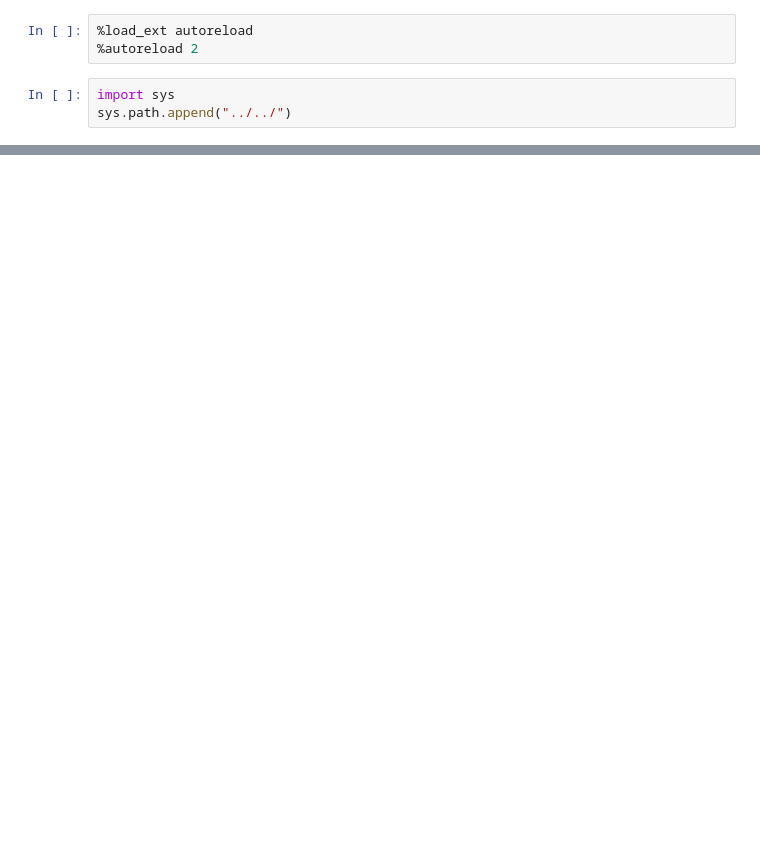
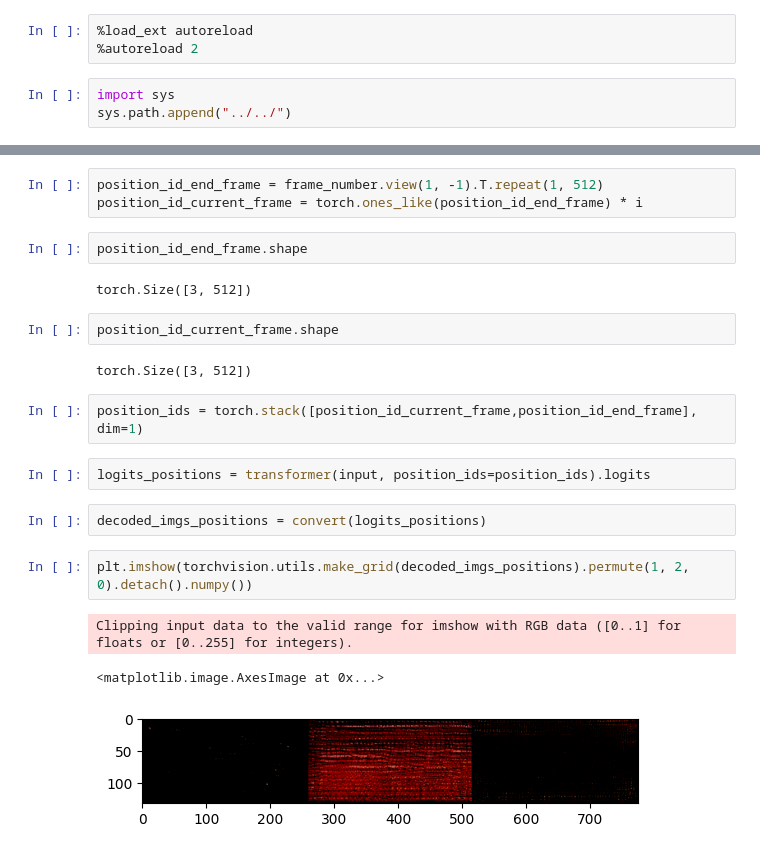
Before and after one commit to Kurokabe/TorchGANime, a Jupyter notebook: notebooks/model/ganime.ipynb, the cells around one changed output, grey strips where cells are left out. Saved outputs shown, nothing was run; the diff lists cells and outputs as text; blank space fills up the shorter version.

Commit message:
Add position_ids to transformer

```diff
--- a/notebooks/model/ganime.ipynb
+++ b/notebooks/model/ganime.ipynb
@@ -105,0 +98,23 @@ VideoTransformer(
+# %%
+position_id_end_frame = frame_number.view(1, -1).T.repeat(1, 512)
+position_id_current_frame = torch.ones_like(position_id_end_frame) * i
+# %%
+position_id_end_frame.shape
+# %% [output]
+torch.Size([3, 512])
+# %%
+position_id_current_frame.shape
+# %% [output]
+torch.Size([3, 512])
+# %%
+position_ids = torch.stack([position_id_current_frame,position_id_end_frame], dim=1)
+# %%
+logits_positions = transformer(input, position_ids=position_ids).logits
+# %%
+decoded_imgs_positions = convert(logits_positions)
+# %%
+plt.imshow(torchvision.utils.make_grid(decoded_imgs_positions).permute(1, 2, 0).detach().numpy())
+# %% [output]
+Clipping input data to the valid range for imshow with RGB data ([0..1] for floats or [0..255] for integers).
+<matplotlib.image.AxesImage at 0x...>
+[figure, added]
```
Also changed, not shown: parts of 38 cells of this notebook, 4 other files.
